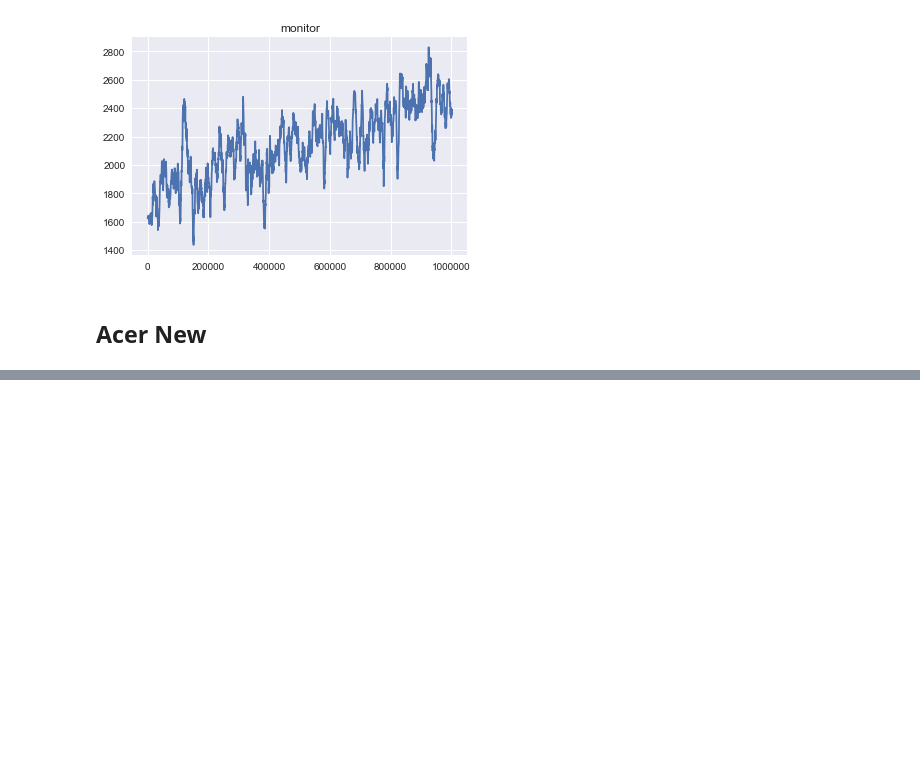
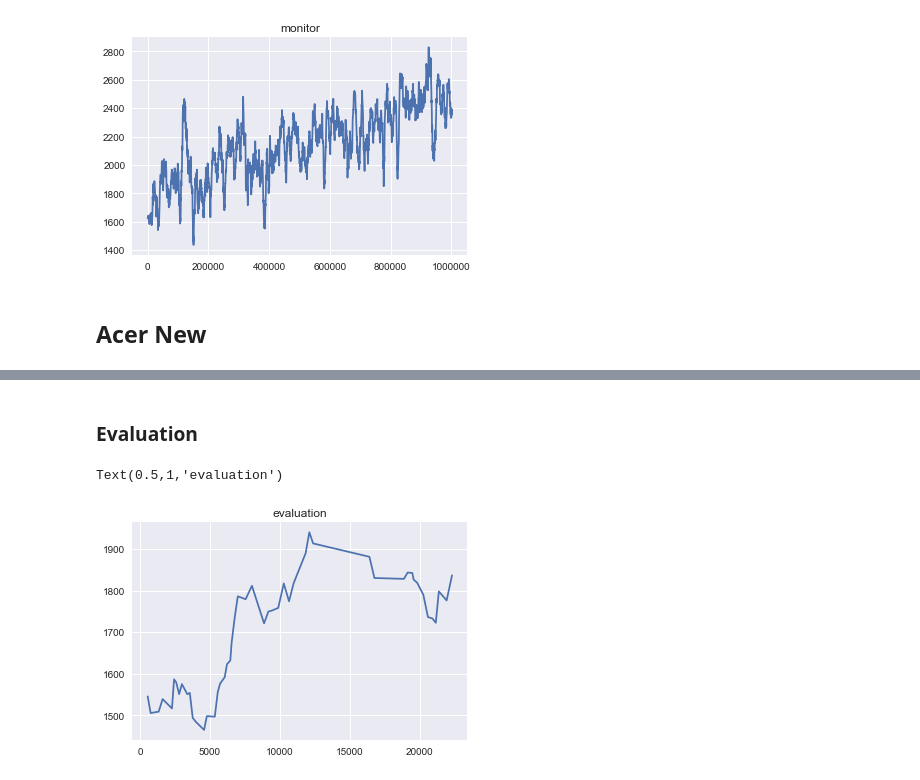
Before and after one commit to liziniu/SuperMario, a Jupyter notebook: Untitled.ipynb, the cells around one changed output, grey strips where cells are left out. Saved outputs shown, nothing was run; the diff lists cells and outputs as text; code cells hidden in the pictures; blank space fills up the shorter version.

```diff
--- a/Untitled.ipynb
+++ b/Untitled.ipynb
@@ -76,0 +40,9 @@ r[3]
+# %% [markdown]
+### Evaluation
+# %%
+r = pd.read_csv("logs/acer_new/2019-04-28-20-28-56-731879/evaluation.csv")
+plt.plot(np.cumsum(r.l), pu.smooth(r.r, radius=10))
+plt.title("evaluation")
+# %% [output]
+Text(0.5,1,'evaluation')
+[figure, added]
```
Also changed, not shown: parts of 7 cells of this notebook, 5 other files.
